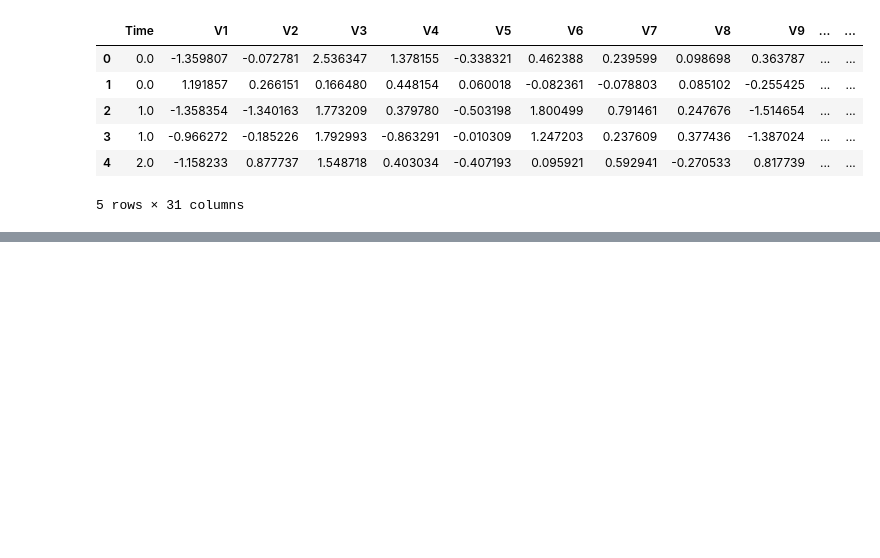
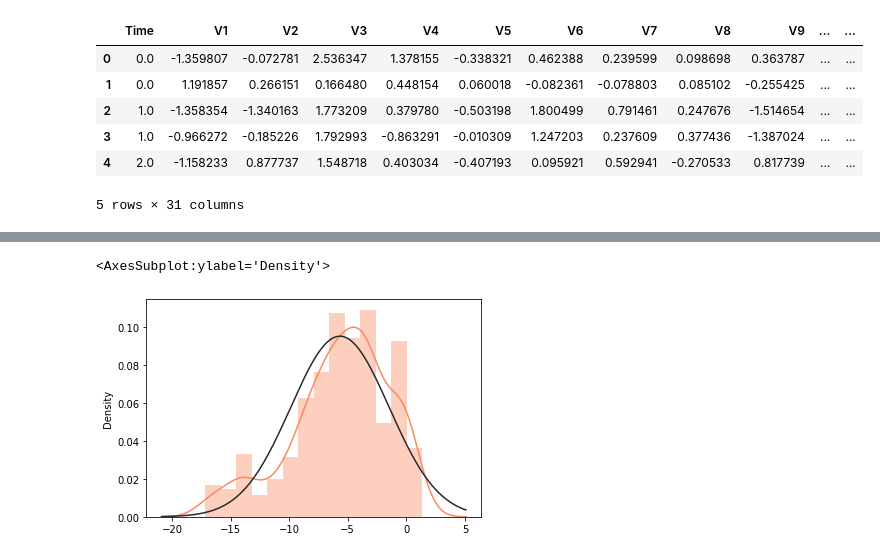
Before and after one commit to bluvory/Fraud_Detection, a Jupyter notebook: Untitled.ipynb, the cells around one changed output, grey strips where cells are left out. Drawn from its saved outputs; the diff is of its cells as text; code cells hidden in the pictures; blank space fills up the shorter version.

```diff
--- a/Untitled.ipynb
+++ b/Untitled.ipynb
@@ -1,6 +17,5 @@
 # %%
-import pandas as pd
-df = pd.read_csv('../dataset/creditcard.csv')
+df = pd.read_csv('../creditcard.csv')
 df.head()
 # %% [output]
 |  | Time | V1 | V2 | V3 | V4 | V5 | V6 | V7 | V8 | V9 | ... | ... |
@@ -28,0 +167,5 @@ df[df['Class'] ==1 ]
+# %%
+sns.distplot(new_df['V12'].loc[new_df['Class'] == 1].values, fit=norm, color='#FB8861')
+# %% [output]
+<AxesSubplot:ylabel='Density'>
+[figure, added]
```
Also changed, not shown: parts of 25 cells of this notebook, 1 other file.
